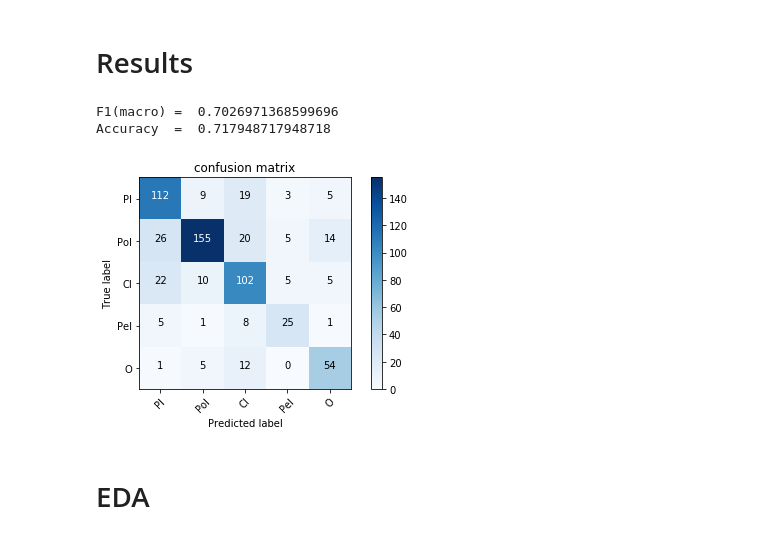
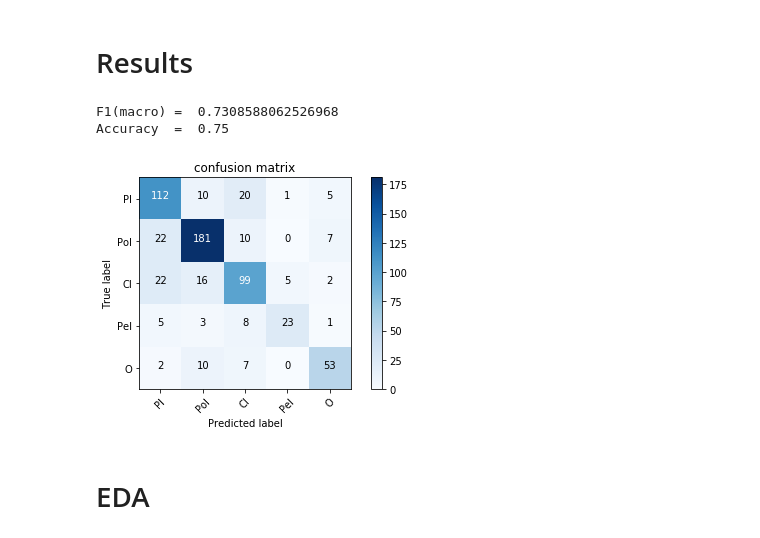
Before and after one commit to adai183/ULMFiT_es, a Jupyter notebook: Evaluation and Interpretation.ipynb, the cells around one changed output. Drawn from its saved outputs; the diff is of its cells as text; code cells hidden in the pictures.

```diff
--- a/Evaluation and Interpretation.ipynb
+++ b/Evaluation and Interpretation.ipynb
@@ -7,7 +7,7 @@ from sklearn.metrics import f1_score, confusion_matrix
 import pandas as pd
 import html
 
-TWEETSLM_PATH=Path('./LM_tweets_best')
+TWEETSLM_PATH=Path('./LM_tweets')
 CLAS_PATH=Path('./tweets_class')
 
 BOS = 'xbos'  # beginning-of-sentence tag
@@ -61,36 +61,37 @@ tst_lbls = np.load(CLAS_PATH/'tmp/tst_labels.npy').flatten()
 tst_lbls -= tst_lbls.min()
 c=int(tst_lbls.max())+1
 tst_ds = TextDataset(tst_sent, tst_lbls)
 tst_samp = SortSampler(tst_sent, key=lambda x: len(tst_sent[x]))
 tst_lbls_sampled = tst_lbls[list(tst_samp)]
+tst_sent_sampled = tst_sent[list(tst_samp)]
 tst_dl = DataLoader(tst_ds, bs, transpose=True, num_workers=1, pad_idx=1, sampler=tst_samp)
 md = ModelData(TWEETSLM_PATH, None, tst_dl)
 itos = pickle.load(open(TWEETSLM_PATH/'tmp/itos.pkl', 'rb'))
 vs = len(itos)
 
 m = get_rnn_classifer(bptt, 20*70, c, vs, emb_sz=em_sz, n_hid=nh, n_layers=nl, pad_token=1,
                 layers=[em_sz*3, 50, c], drops=[0., 0.])
 
 learn = RNN_Learner(md, TextModel(to_gpu(m)))
 learn.load_encoder('lm1_enc')
 learn.load('final')
 predictions = np.argmax(learn.predict(), axis=1)
 
 f1 = f1_score(tst_lbls_sampled, predictions, average='macro')
 print('F1(macro) = ', f1)
 
 acc = (tst_lbls_sampled == predictions).mean()
 print('Accuracy  = ', acc)
 
 
 cnf_matrix = confusion_matrix(tst_lbls_sampled, predictions)
 plt.figure()
 plot_confusion_matrix(cnf_matrix, classes=['PI', 'PoI', 'CI', 'PeI', 'O'], title='confusion matrix')
 plt.show()
 # %% [output]
-F1(macro) =  0.7026971368599696
-Accuracy  =  0.717948717948718
+F1(macro) =  0.7308588062526968
+Accuracy  =  0.75
-[figure, old version]
+[figure, new version]
 # %% [markdown]
 # EDA
 # %%
```
Also changed, not shown: parts of 8 cells of this notebook, 4 other files.
